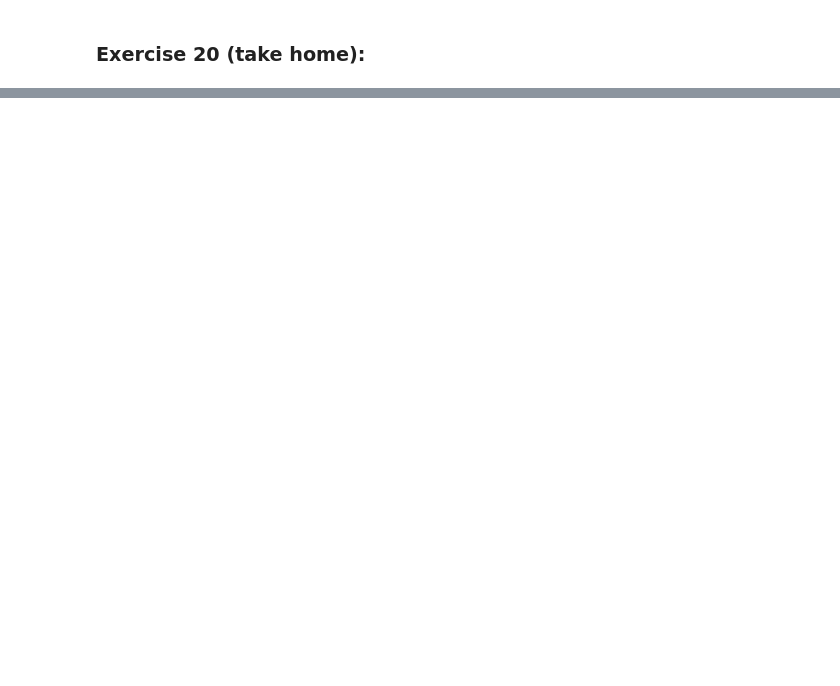
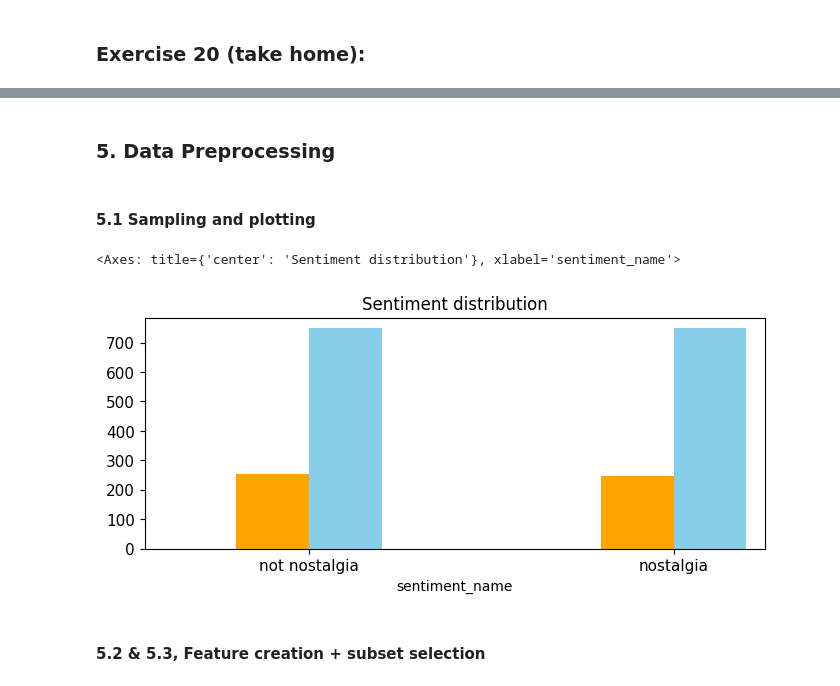
Before and after one commit to ryonaya/DM2024-Lab1-Homework, a Jupyter notebook: DM2024-Lab1-Homework.ipynb, the cells around one changed output, grey strips where cells are left out. Cells and saved outputs as stored; diff of their text form; code cells hidden in the pictures; blank space fills up the shorter version.

```diff
--- a/DM2024-Lab1-Homework.ipynb
+++ b/DM2024-Lab1-Homework.ipynb
@@ -378,0 +453,10 @@ X[0:9]
+# %%
+print("Total data : ", new_X.shape)
+print(new_X.isnull().apply(lambda x: dmh.check_missing_values(x)))
+print("Number of duplicated records: ", new_X.duplicated().sum())
+# no null, 1 duplicated
+
+new_X.drop_duplicates(inplace=True)
+new_X.reset_index(drop=True, inplace=True)
+
+print("\nTotal data : ", new_X.shape)
@@ -378,0 +475,30 @@ X[0:9]
+# %% [markdown]
+### 5. Data Preprocessing
+# %% [markdown]
+#### 5.1 Sampling and plotting
+# %%
+new_X_sample = new_X.sample(n=500) #random state
+upper_bound = new_X.sentiment_name.value_counts().max() + 35
+
+fig, ax = plt.subplots()
+new_X.sentiment_name.value_counts().plot(kind = 'bar',
+                                         title='Sentiment distribution',
+                                         color='skyblue',
+                                         ax=ax,
+                                         width=0.2,
+                                         position=0,
+                                         ylim = [0, upper_bound],
+                                         rot = 0, fontsize = 11, figsize = (8,3))
+
+new_X_sample.sentiment_name.value_counts().plot(kind = 'bar',
+                                            color='orange',
+                                            ax=ax,
+                                            width=0.2,
+                                            position=1,
+                                            ylim = [0, upper_bound],
+                                            rot = 0, fontsize = 11, figsize = (8,3))
+# %% [output]
+<Axes: title={'center': 'Sentiment distribution'}, xlabel='sentiment_name'>
+[figure, added]
+# %% [markdown]
+#### 5.2 & 5.3, Feature creation + subset selection
```
Also changed, not shown: parts of 42 cells of this notebook, 4 other files.
